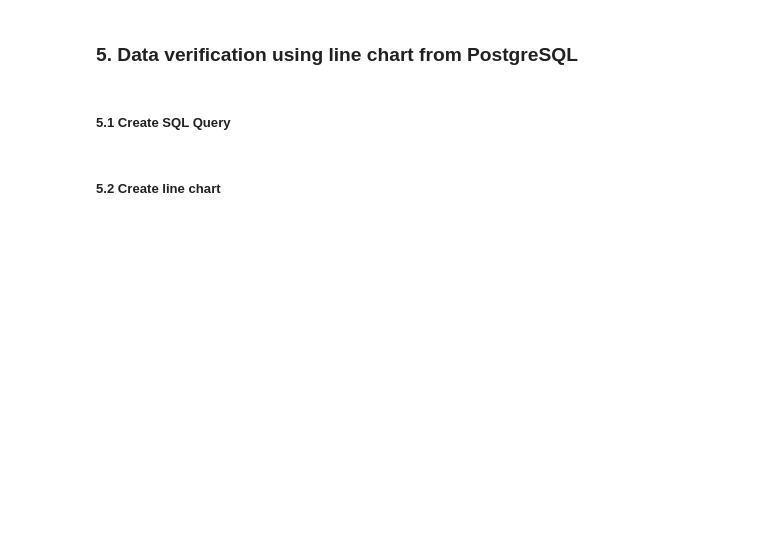
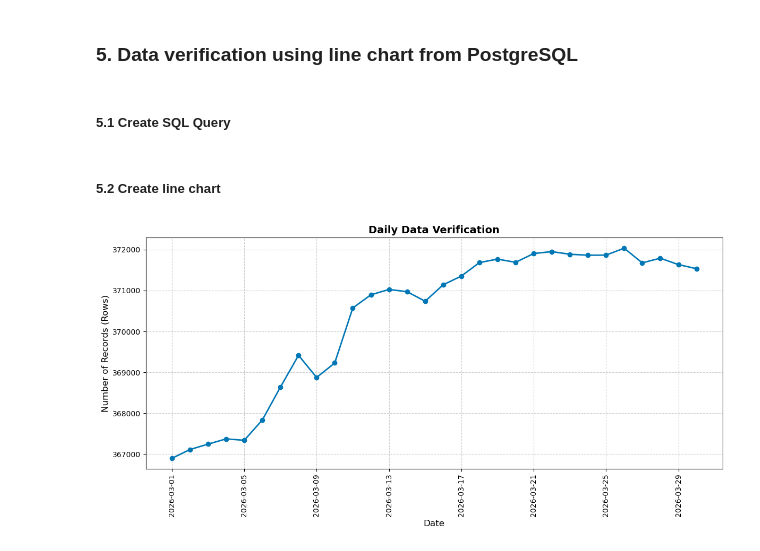
Before and after one commit to fatwaman/ETL_CSON_Data_with_Python, a Jupyter notebook: ETL_4G_CSON.ipynb, the cells around one changed output. Saved outputs shown, nothing was run; the diff lists cells and outputs as text; code cells hidden in the pictures; blank space fills up the shorter version.

```diff
--- a/ETL_4G_CSON.ipynb
+++ b/ETL_4G_CSON.ipynb
@@ -260,16 +266,18 @@ df_counts = pd.read_sql(query, engine)
 # %%
 # Create the Line Chart
 plt.figure(figsize=(12, 6))
 plt.plot(df_counts['DATE'], df_counts['Num of Records'], marker='o', color='#0077B5', linewidth=2)
 
 # Styling
-plt.title('Daily Data Volume - 4G CSON KPI', fontsize=14, fontweight='bold')
+plt.title('Daily Data Verification', fontsize=14, fontweight='bold')
 plt.xlabel('Date', fontsize=12)
 plt.ylabel('Number of Records (Rows)', fontsize=12)
 plt.grid(True, linestyle='--', alpha=0.6)
 plt.xticks(rotation=90)
 plt.tight_layout()
 # plt.ylim(bottom=0)
 
 # Display/Save
 plt.show()
+# %% [output]
+[figure, added]
```
Also changed, not shown: parts of 1 cell of this notebook.
